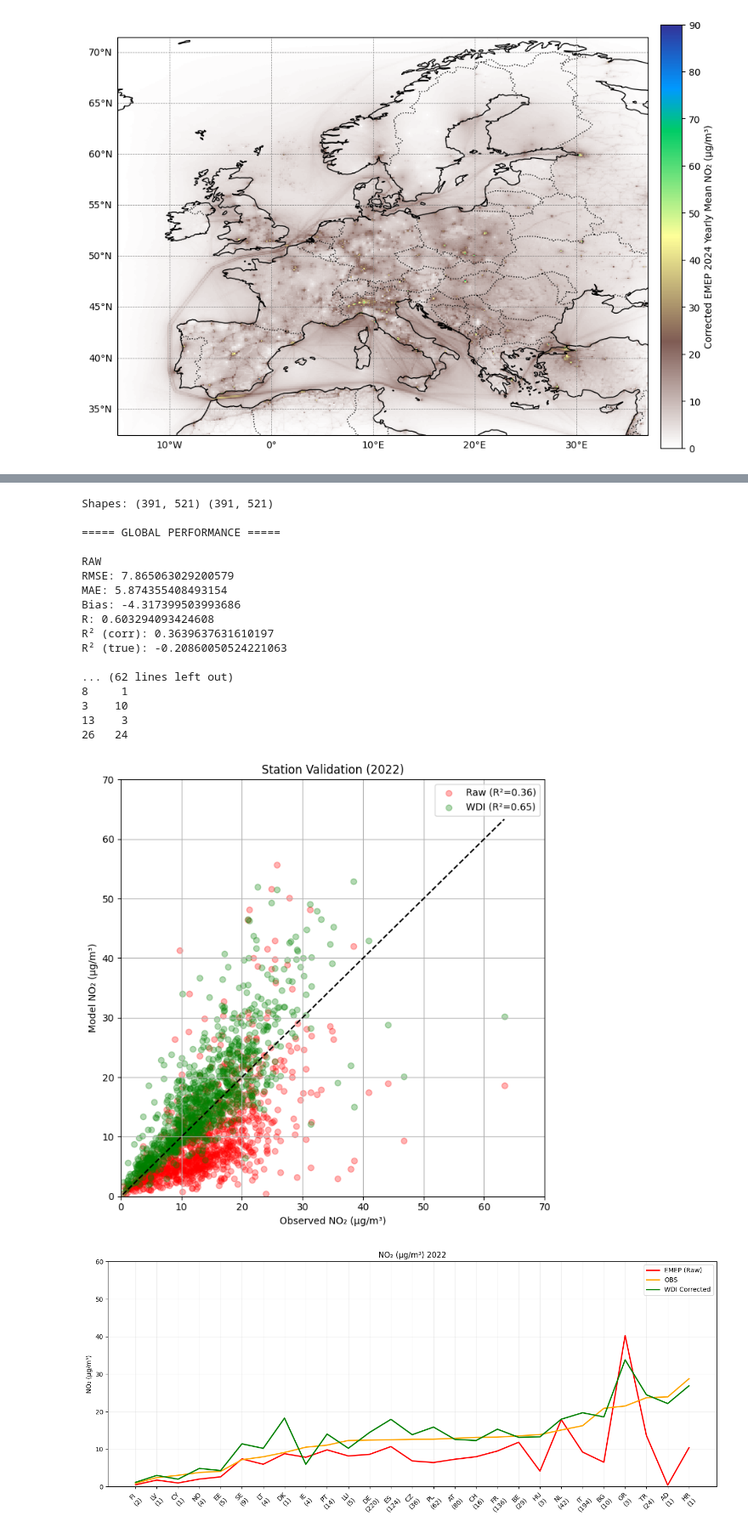
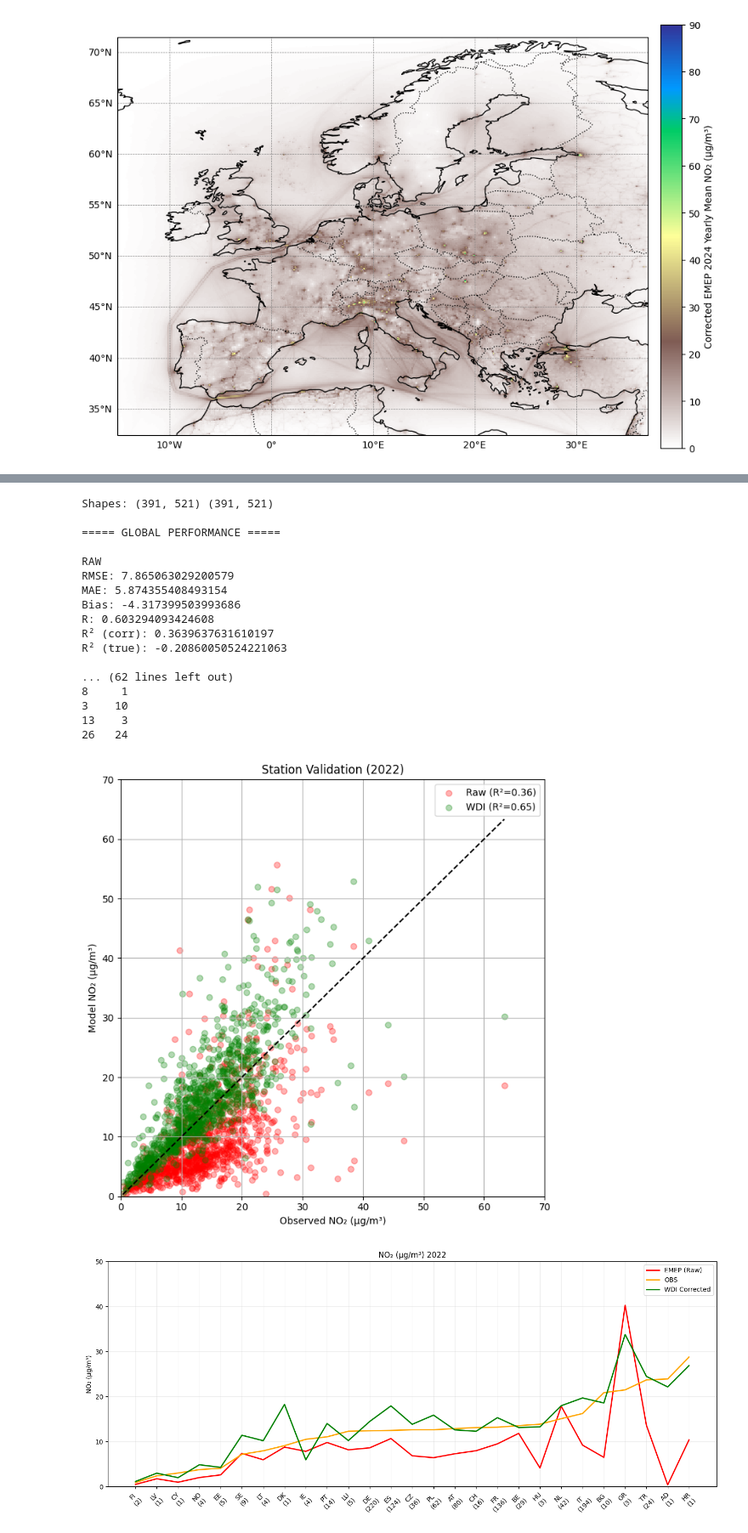
Before and after one commit to costpetrides/FAIRMODE-WG5, a Jupyter notebook: Phase2/WDI_NO2.ipynb, the cells around one changed output, grey strips where cells are left out. Shown at 85% size. Cells and saved outputs as stored; diff of their text form; code cells hidden in the pictures.

```diff
--- a/Phase2/WDI_NO2.ipynb
+++ b/Phase2/WDI_NO2.ipynb
@@ -1595,35 +1595,35 @@ plt.figure(figsize=(14,6))
 plt.plot(x, country_mean["RAW"], color='red', linewidth=2, label="EMEP (Raw)")
 plt.plot(x, country_mean["OBS"], color='orange', linewidth=2, label="OBS")
 plt.plot(x, country_mean["WDI"], color='green', linewidth=2, label="WDI Corrected")
 
 plt.xticks(x, labels, rotation=45)
 plt.ylabel("NO₂ (µg/m³)")
 plt.title("NO₂ (µg/m³) 2022")
-plt.ylim(0,60)
+plt.ylim(0,50)
 plt.legend()
 plt.grid(alpha=0.2)
 plt.tight_layout()
 plt.show()
 # %% [output]
 Shapes: (391, 521) (391, 521)
 
 ===== GLOBAL PERFORMANCE =====
 
 RAW
 RMSE: 7.865063029200579
 MAE: 5.874355408493154
 Bias: -4.317399503993686
 R: 0.603294093424608
 R² (corr): 0.3639637631610197
 R² (true): -0.20860050524221063
 
 ... (62 lines left out)
 8     1
 3    10
 13    3
 26   24
 [figure]
-[figure, old version]
+[figure, new version]
 # %%
 import numpy as np
 import pandas as pd
```
Also changed, not shown: parts of 3 cells of this notebook.
